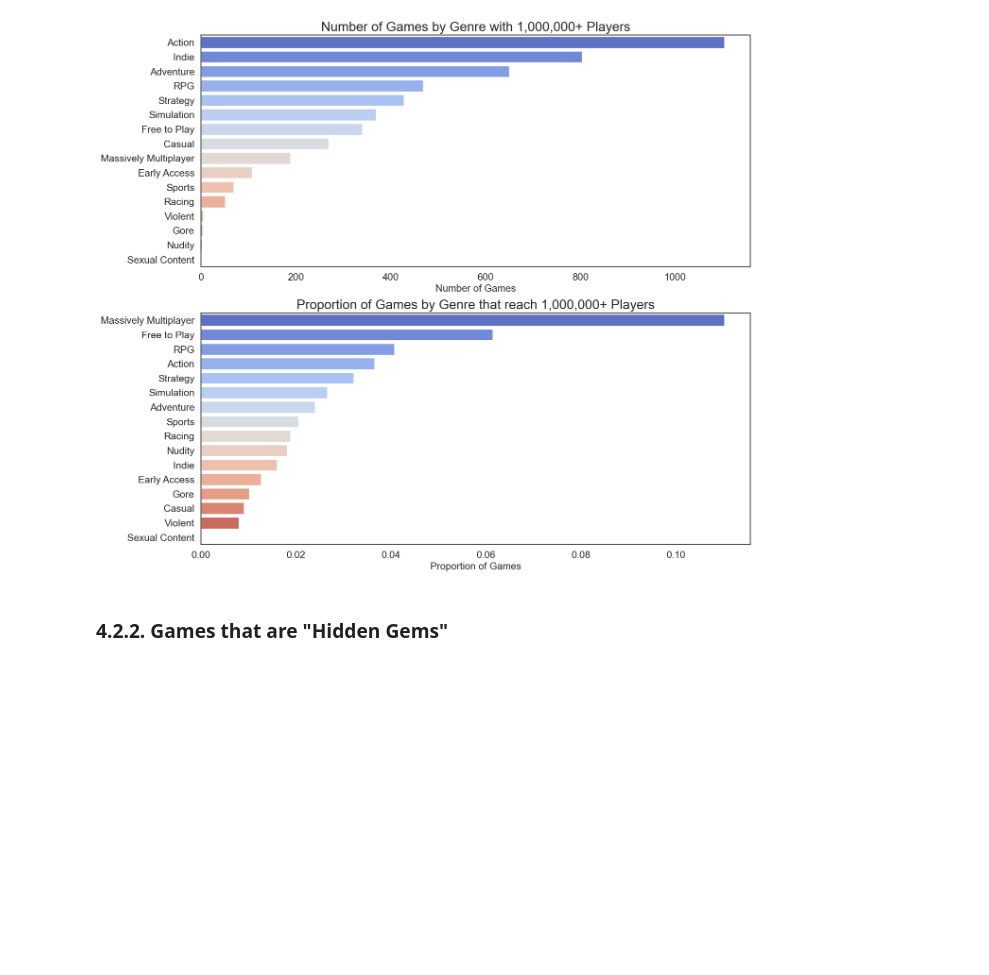
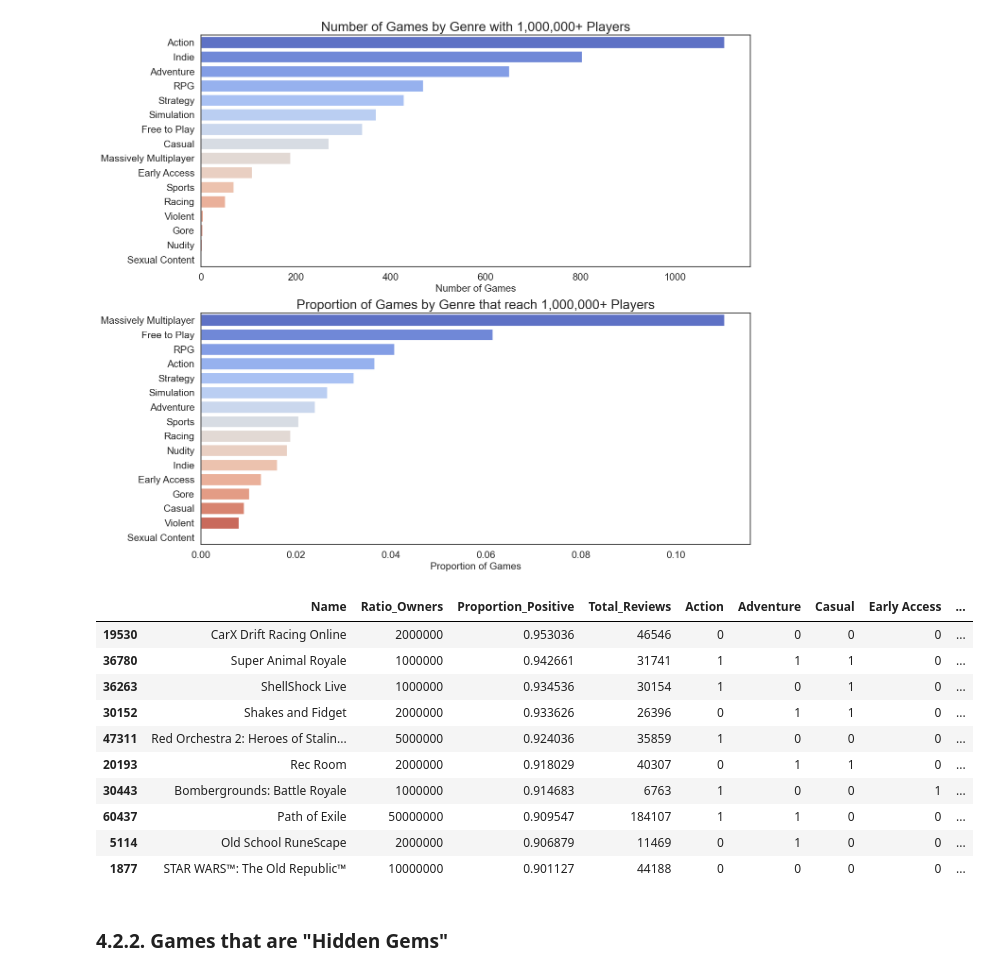
Before and after one commit to aedanli/1_GamesRecommendation, a Jupyter notebook: SteamGames.ipynb, the cells around one changed output. Drawn from its saved outputs; the diff is of its cells as text; code cells hidden in the pictures; blank space fills up the shorter version.

```diff
--- a/SteamGames.ipynb
+++ b/SteamGames.ipynb
@@ -1066,6 +1066,23 @@ ax[1].tick_params('x', labelsize=15)
 ax[1].tick_params('y', labelsize=15)
 # %% [output]
 [figure]
+# %%
+## filter by highly rated, by number of owners, and by genre
+mas_multiplayer = genre_sell_df[(genre_sell_df["Massively Multiplayer"] == 1) & (genre_sell_df["Ratio_Owners"] >= 1000000)]
+mas_multiplayer = mas_multiplayer.sort_values("Proportion_Positive",ascending=False)
+mas_multiplayer[:10]
+# %% [output]
+|  | Name | Ratio_Owners | Proportion_Positive | Total_Reviews | Action | Adventure | Casual | Early Access | ... |
+| 19530 | CarX Drift Racing Online | 2000000 | 0.953036 | 46546 | 0 | 0 | 0 | 0 | ... |
+| 36780 | Super Animal Royale | 1000000 | 0.942661 | 31741 | 1 | 1 | 1 | 0 | ... |
+| 36263 | ShellShock Live | 1000000 | 0.934536 | 30154 | 1 | 0 | 1 | 0 | ... |
+| 30152 | Shakes and Fidget | 2000000 | 0.933626 | 26396 | 0 | 1 | 1 | 0 | ... |
+| 47311 | Red Orchestra 2: Heroes of Stalin... | 5000000 | 0.924036 | 35859 | 1 | 0 | 0 | 0 | ... |
+| 20193 | Rec Room | 2000000 | 0.918029 | 40307 | 0 | 1 | 1 | 0 | ... |
+| 30443 | Bombergrounds: Battle Royale | 1000000 | 0.914683 | 6763 | 1 | 0 | 0 | 1 | ... |
+| 60437 | Path of Exile | 50000000 | 0.909547 | 184107 | 1 | 1 | 0 | 0 | ... |
+| 5114 | Old School RuneScape | 2000000 | 0.906879 | 11469 | 0 | 1 | 0 | 0 | ... |
+| 1877 | STAR WARS™: The Old Republic™ | 10000000 | 0.901127 | 44188 | 0 | 0 | 0 | 0 | ... |
 # %% [markdown]
 ### 4.2.2. Games that are "Hidden Gems"
 # %%
```
Also changed, not shown: parts of 5 cells of this notebook.
